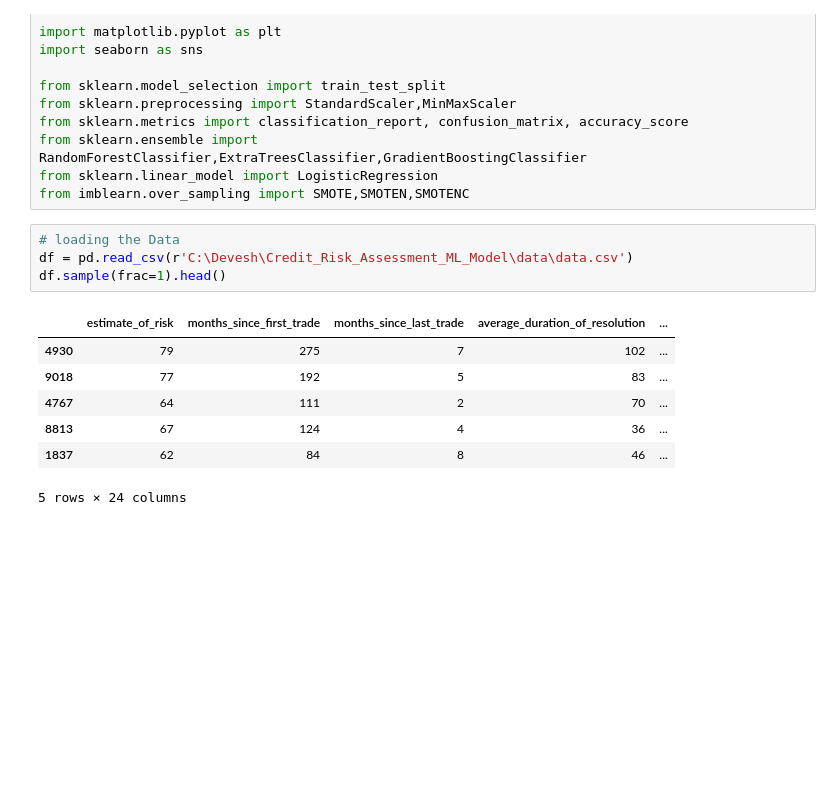
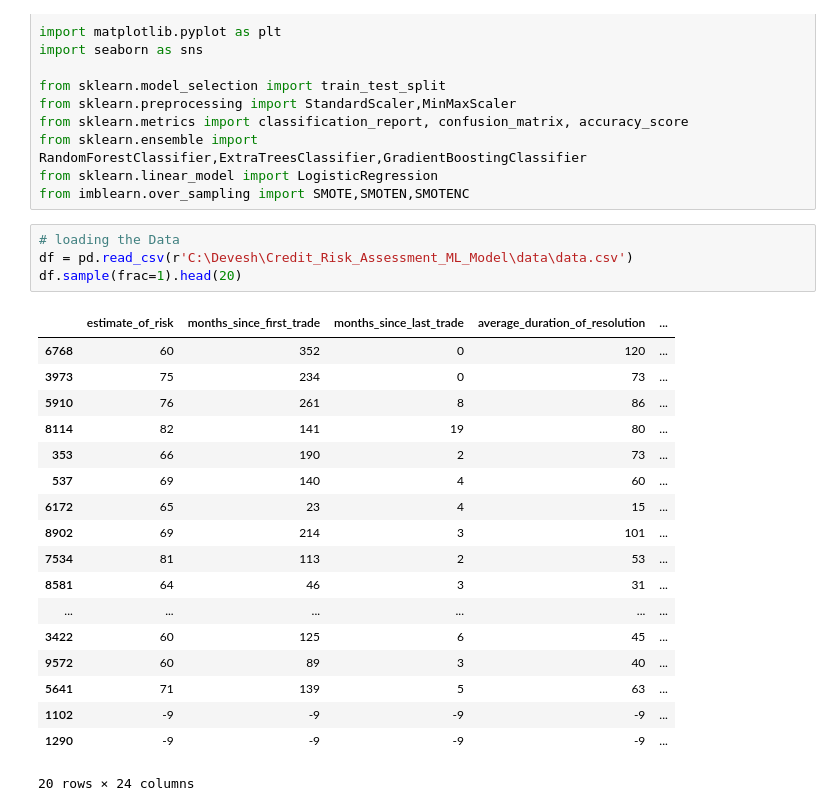
Before and after one commit to deveshdubey18/credit_risk_assessment_model, a Jupyter notebook: eda/EDA.ipynb, the cells around one changed output. Saved outputs shown, nothing was run; the diff lists cells and outputs as text; blank space fills up the shorter version.

```diff
--- a/eda/EDA.ipynb
+++ b/eda/EDA.ipynb
@@ -17,12 +17,23 @@ from imblearn.over_sampling import SMOTE,SMOTEN,SMOTENC
 # %%
 # loading the Data
 df = pd.read_csv(r'C:\Devesh\Credit_Risk_Assessment_ML_Model\data\data.csv')
-df.sample(frac=1).head()
+df.sample(frac=1).head(20)
 # %% [output]
 |  | estimate_of_risk | months_since_first_trade | months_since_last_trade | average_duration_of_resolution | ... |
-| 4930 | 79 | 275 | 7 | 102 | ... |
-| 9018 | 77 | 192 | 5 | 83 | ... |
-| 4767 | 64 | 111 | 2 | 70 | ... |
-| 8813 | 67 | 124 | 4 | 36 | ... |
-| 1837 | 62 | 84 | 8 | 46 | ... |
+| 6768 | 60 | 352 | 0 | 120 | ... |
+| 3973 | 75 | 234 | 0 | 73 | ... |
+| 5910 | 76 | 261 | 8 | 86 | ... |
+| 8114 | 82 | 141 | 19 | 80 | ... |
+| 353 | 66 | 190 | 2 | 73 | ... |
+| 537 | 69 | 140 | 4 | 60 | ... |
+| 6172 | 65 | 23 | 4 | 15 | ... |
+| 8902 | 69 | 214 | 3 | 101 | ... |
+| 7534 | 81 | 113 | 2 | 53 | ... |
+| 8581 | 64 | 46 | 3 | 31 | ... |
+| ... | ... | ... | ... | ... | ... |
+| 3422 | 60 | 125 | 6 | 45 | ... |
+| 9572 | 60 | 89 | 3 | 40 | ... |
+| 5641 | 71 | 139 | 5 | 63 | ... |
+| 1102 | -9 | -9 | -9 | -9 | ... |
+| 1290 | -9 | -9 | -9 | -9 | ... |
-5 rows × 24 columns
+20 rows × 24 columns
```
Also changed, not shown: parts of 20 cells of this notebook.
